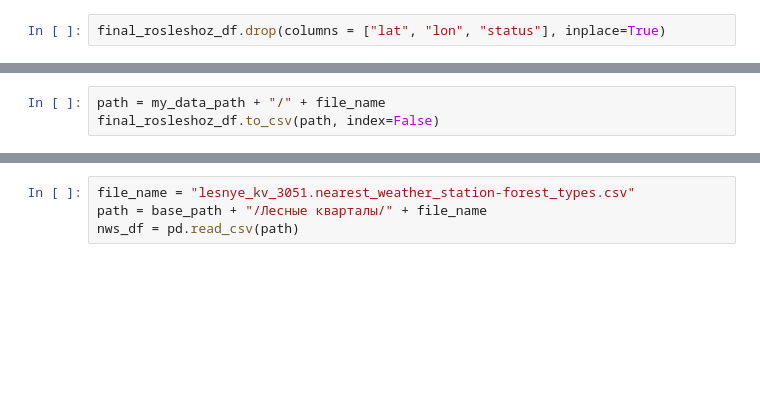
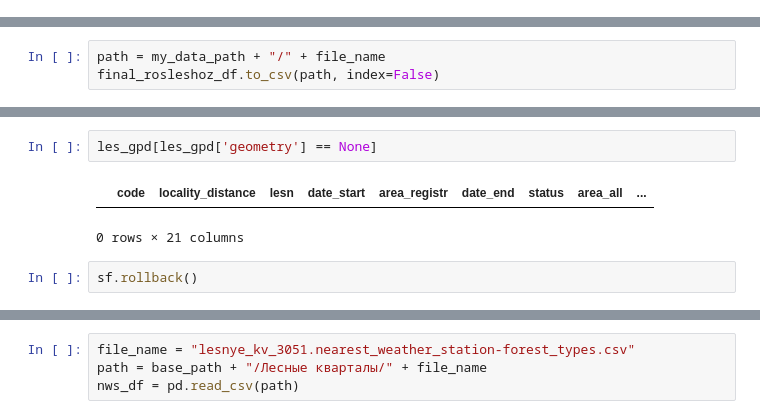
Before and after one commit to Nickitarius/Forest_Fires_Data_Visualisation, a Jupyter notebook: app/data_transfer.ipynb, the cells around one changed output, grey strips where cells are left out. Saved outputs shown, nothing was run; the diff lists cells and outputs as text; blank space fills up the shorter version.

```diff
--- a/app/data_transfer.ipynb
+++ b/app/data_transfer.ipynb
@@ -147,2 +150,0 @@ Index(['code', 'locality_distance', 'lesn', 'date_start', 'area_registr',
-# %%
-final_rosleshoz_df.drop(columns = ["lat", "lon", "status"], inplace=True)
@@ -189,0 +314,7 @@ final_rosleshoz_df.to_csv(path, index=False)
+# %%
+les_gpd[les_gpd['geometry'] == None]
+# %% [output]
+|  | code | locality_distance | lesn | date_start | area_registr | date_end | status | area_all | ... |
+0 rows × 21 columns
+# %%
+sf.rollback()
```
Also changed, not shown: parts of 56 cells of this notebook, 1 other file.
